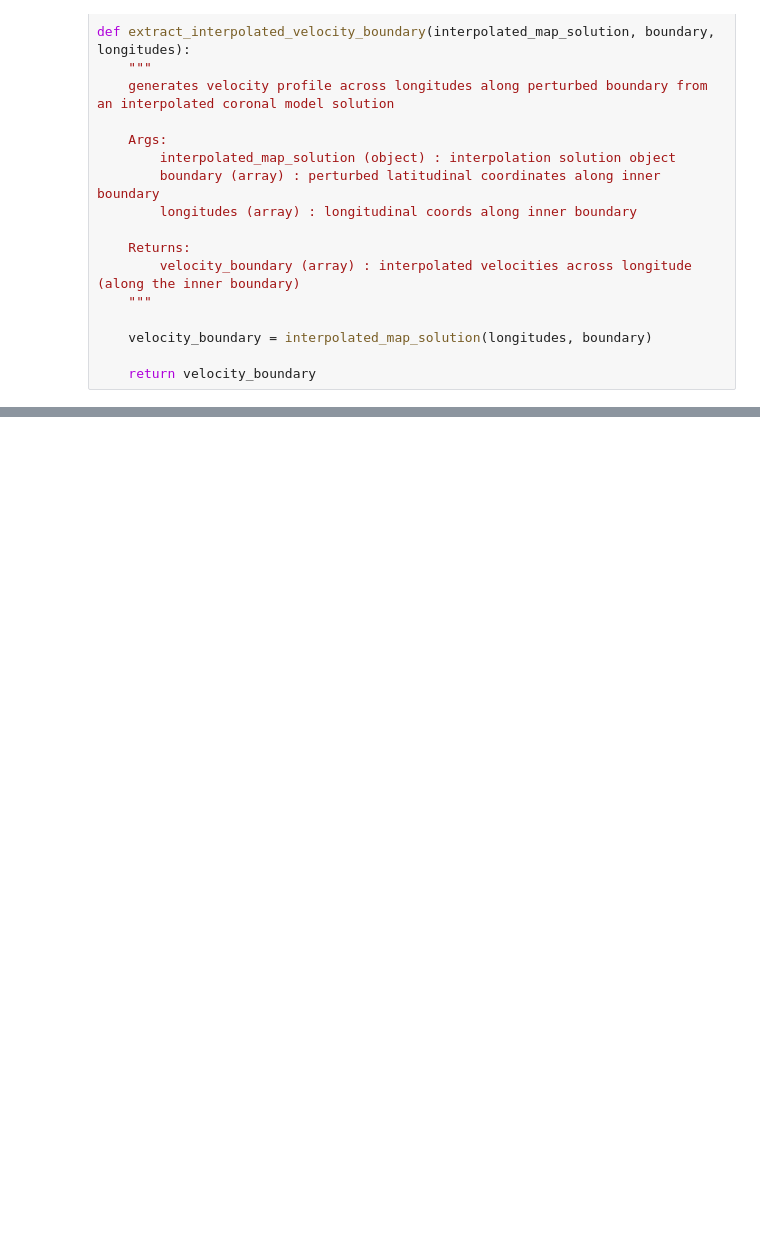
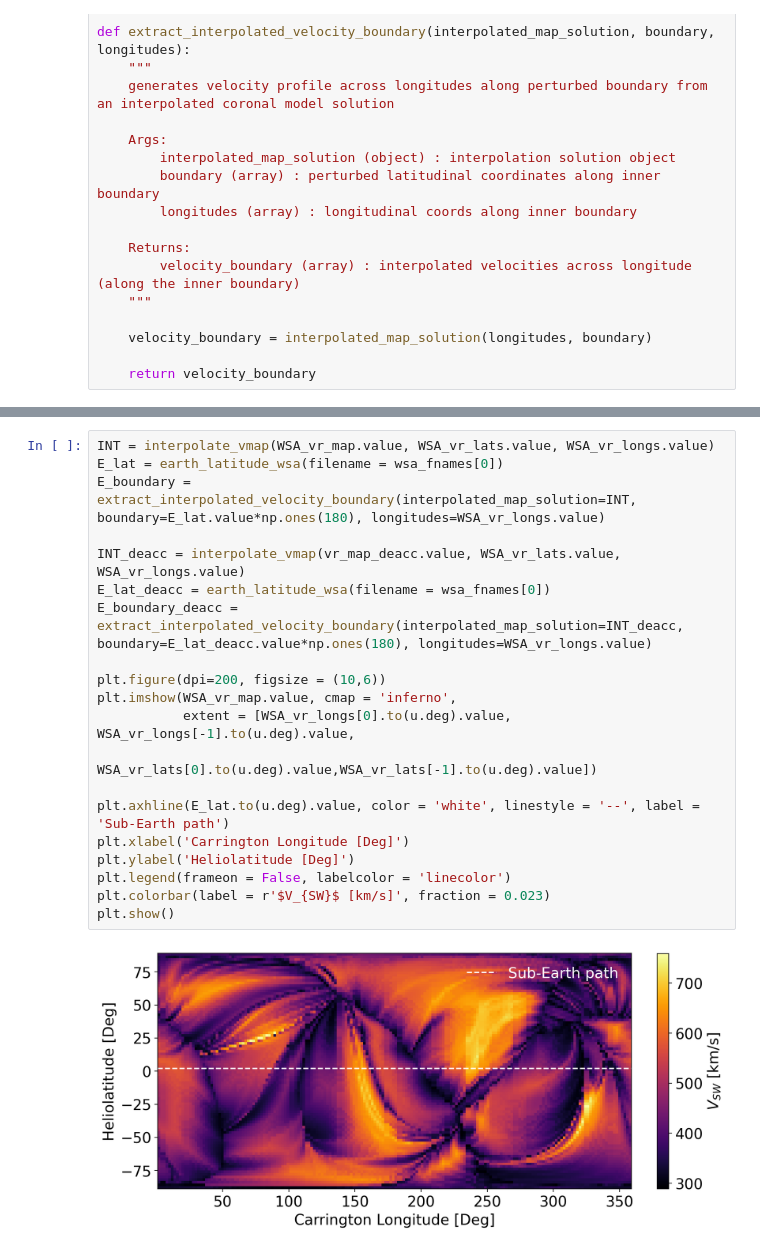
Before and after one commit to NathanielInatimi/WSA_calibration, a Jupyter notebook: code/WSA_deacceleration.ipynb, the cells around one changed output, grey strips where cells are left out. Drawn from its saved outputs; the diff is of its cells as text; blank space fills up the shorter version.

```diff
--- a/code/WSA_deacceleration.ipynb
+++ b/code/WSA_deacceleration.ipynb
@@ -177,0 +248,22 @@ def extract_interpolated_velocity_boundary(interpolated_map_solution, boundary,
+# %%
+INT = interpolate_vmap(WSA_vr_map.value, WSA_vr_lats.value, WSA_vr_longs.value)
+E_lat = earth_latitude_wsa(filename = wsa_fnames[0])
+E_boundary = extract_interpolated_velocity_boundary(interpolated_map_solution=INT, boundary=E_lat.value*np.ones(180), longitudes=WSA_vr_longs.value)
+
+INT_deacc = interpolate_vmap(vr_map_deacc.value, WSA_vr_lats.value, WSA_vr_longs.value)
+E_lat_deacc = earth_latitude_wsa(filename = wsa_fnames[0])
+E_boundary_deacc = extract_interpolated_velocity_boundary(interpolated_map_solution=INT_deacc, boundary=E_lat_deacc.value*np.ones(180), longitudes=WSA_vr_longs.value)
+
+plt.figure(dpi=200, figsize = (10,6))
+plt.imshow(WSA_vr_map.value, cmap = 'inferno',
+           extent = [WSA_vr_longs[0].to(u.deg).value, WSA_vr_longs[-1].to(u.deg).value,
+                     WSA_vr_lats[0].to(u.deg).value,WSA_vr_lats[-1].to(u.deg).value])
+
+plt.axhline(E_lat.to(u.deg).value, color = 'white', linestyle = '--', label = 'Sub-Earth path')
+plt.xlabel('Carrington Longitude [Deg]')
+plt.ylabel('Heliolatitude [Deg]')
+plt.legend(frameon = False, labelcolor = 'linecolor')
+plt.colorbar(label = r'$V_{SW}$ [km/s]', fraction = 0.023)
+plt.show()
+# %% [output]
+[figure, added]
```
Also changed, not shown: parts of 7 cells of this notebook, 2 other files.
